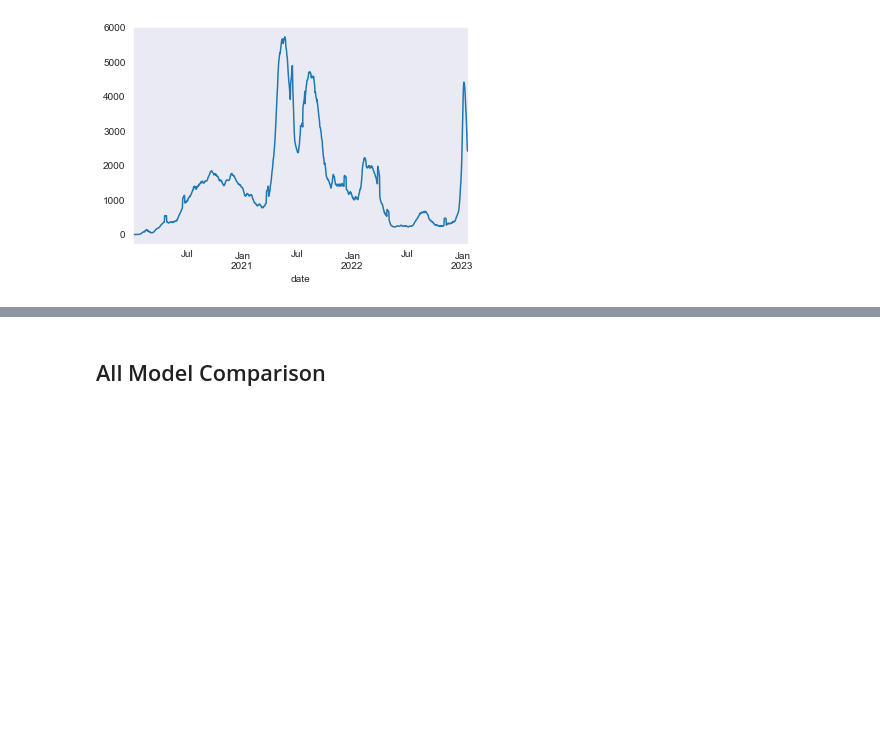
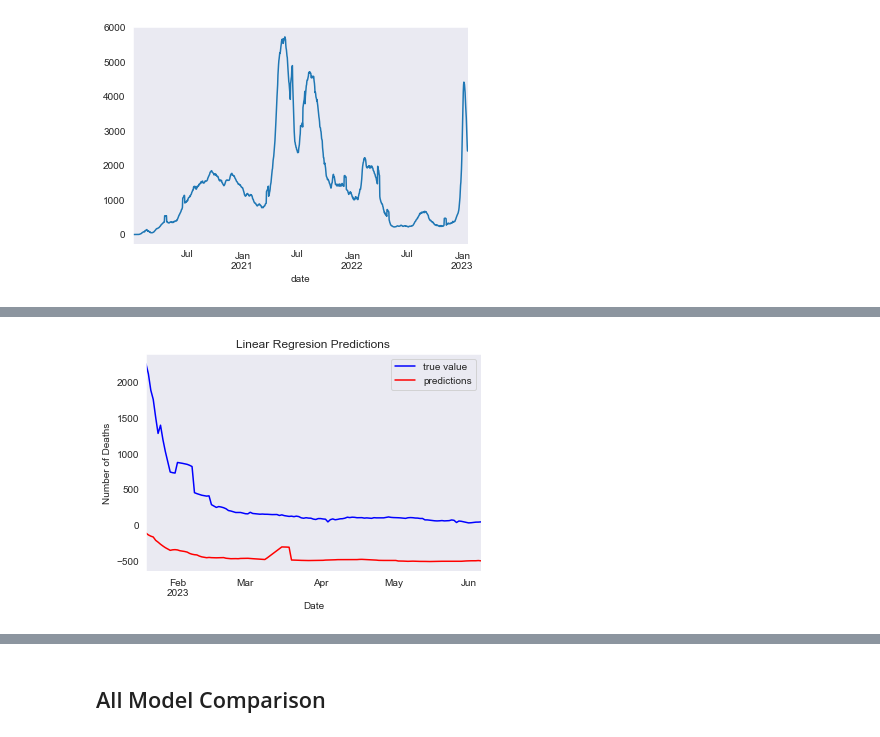
Before and after one commit to Bella3s/Covid-19-Time-Series-Modeling, a Jupyter notebook: index.ipynb, the cells around one changed output, grey strips where cells are left out. Cells and saved outputs as stored; diff of their text form; code cells hidden in the pictures; blank space fills up the shorter version.

```diff
--- a/index.ipynb
+++ b/index.ipynb
@@ -1207,0 +1196,3 @@ ax.legend();
+# %%
+lr = OLS(y_train, sm.api.add_constant(X_train))
+lr_results = lr.fit()
@@ -1207,0 +1219,13 @@ ax.legend();
+# %%
+y_preds_lr = lr_results.predict(sm.api.add_constant(X_val))
+
+fig, ax = plt.subplots()
+
+y_val.plot(ax=ax, color='b', label='true value')
+y_preds_lr.plot(ax=ax, color='r', label='predictions')
+ax.set_title('Linear Regresion Predictions')
+ax.set_ylabel('Number of Deaths')
+ax.set_xlabel('Date')
+ax.legend();
+# %% [output]
+[figure, added]
```
Also changed, not shown: parts of 47 cells of this notebook.
